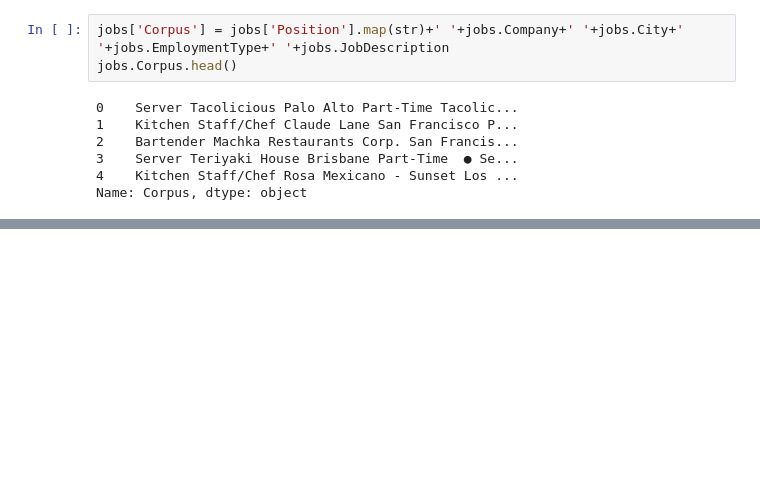
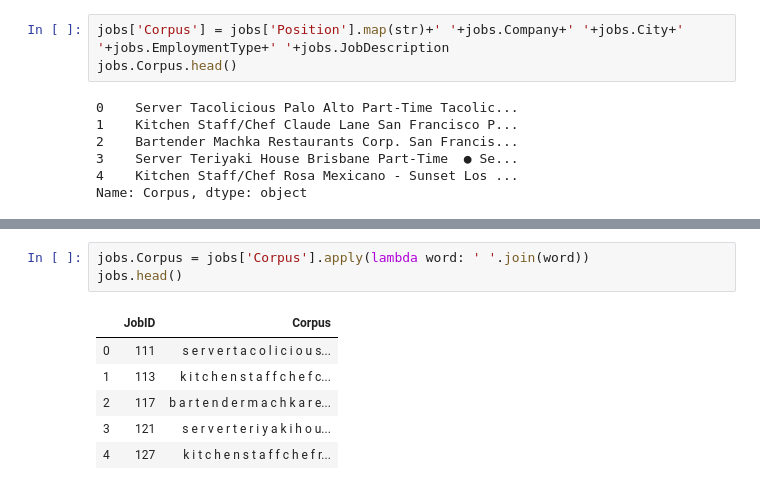
Before and after one commit to SamLevinSE/job_recommender_with_NLP, a Jupyter notebook: job_recommender_data_mining.ipynb, the cells around one changed output, grey strips where cells are left out. Saved outputs shown, nothing was run; the diff lists cells and outputs as text; blank space fills up the shorter version.

```diff
--- a/job_recommender_data_mining.ipynb
+++ b/job_recommender_data_mining.ipynb
@@ -183,0 +273,10 @@ Name: Corpus, dtype: object
+# %%
+jobs.Corpus = jobs['Corpus'].apply(lambda word: ' '.join(word))
+jobs.head()
+# %% [output]
+|  | JobID | Corpus |
+| 0 | 111 | s e r v e r t a c o l i c i o u s... |
+| 1 | 113 | k i t c h e n s t a f f c h e f c... |
+| 2 | 117 | b a r t e n d e r m a c h k a r e... |
+| 3 | 121 | s e r v e r t e r i y a k i h o u... |
+| 4 | 127 | k i t c h e n s t a f f c h e f r... |
```
Also changed, not shown: parts of 9 cells of this notebook.
